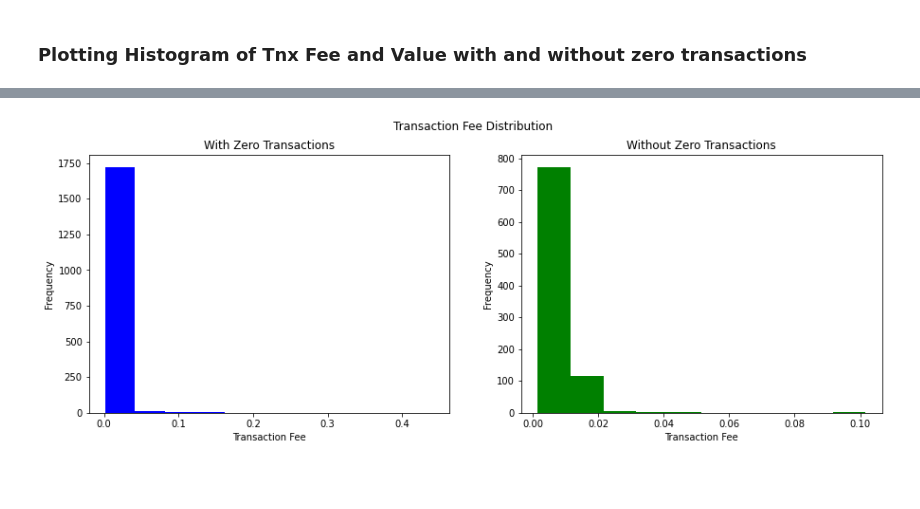
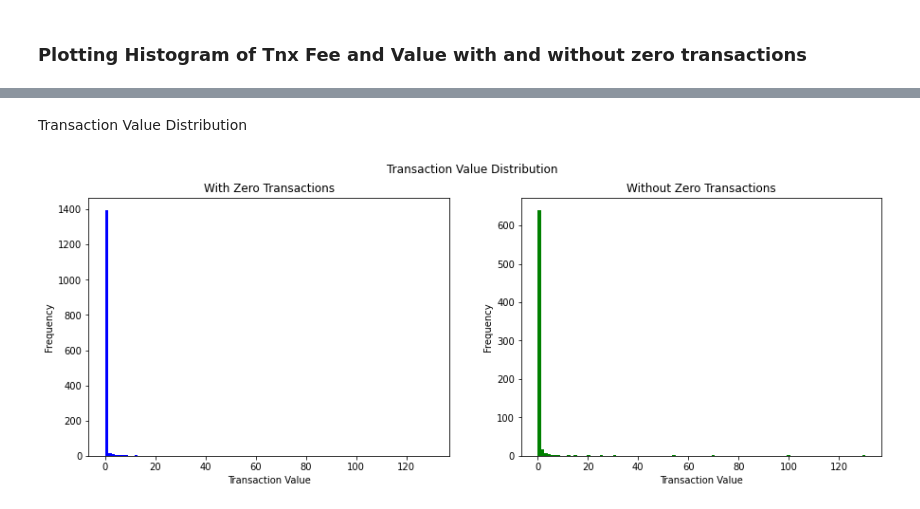
Before and after one commit to avamirm/Web-Scraping, a Jupyter notebook: Code&Report.ipynb, the cells around one changed output, grey strips where cells are left out. Saved outputs shown, nothing was run; the diff lists cells and outputs as text; code cells hidden in the pictures; blank space fills up the shorter version.

Commit message:
some plots added

```diff
--- a/Code&Report.ipynb
+++ b/Code&Report.ipynb
@@ -245,0 +313,7 @@ plt.show()
+# %%
+def calcBinSize(df):
+    bin_width = 2 * (df.quantile(0.75) - df.quantile(0.25)) * df.count() ** (-1/3)
+    bin_size = round((df.max() - df.min()) / bin_width)
+    if bin_size > 50:
+        bin_size = 100
+    return bin_size
@@ -246,22 +354,23 @@ plt.show()
+# %% [markdown]
+Transaction Value Distribution
 # %%
 
-# 1 + log2(n) is the optimal number of bins
-bin_size_with_zero_txn = 1 + int(np.log2(transactionsDf_with_zero_txn['Txn Fee'].count()))
-bin_size_without_zero_txn = 1 + int(np.log2(transactionsDf_without_zero_txn['Txn Fee'].count()))
+bin_size_with_zero_txn = calcBinSize(transactionsDf_with_zero_txn['Value'])
+bin_size_without_zero_txn = calcBinSize(transactionsDf_without_zero_txn['Value'])
 
 fig, ax = plt.subplots(1, 2, figsize=(15, 5))
-fig.suptitle('Transaction Fee Distribution')
+fig.suptitle('Transaction Value Distribution')
 
-ax[0].hist(transactionsDf_with_zero_txn['Txn Fee'], bins=bin_size_with_zero_txn, color='blue')
+ax[0].hist(transactionsDf_with_zero_txn['Value'], bins=bin_size_with_zero_txn, color='blue')
 ax[0].set_title('With Zero Transactions')
-ax[0].set_xlabel('Transaction Fee')
+ax[0].set_xlabel('Transaction Value')
 ax[0].set_ylabel('Frequency')
 
-ax[1].hist(transactionsDf_without_zero_txn['Txn Fee'], bins=bin_size_without_zero_txn, color='green')
+ax[1].hist(transactionsDf_without_zero_txn['Value'], bins=bin_size_without_zero_txn, color='green')
 ax[1].set_title('Without Zero Transactions')
-ax[1].set_xlabel('Transaction Fee')
+ax[1].set_xlabel('Transaction Value')
 ax[1].set_ylabel('Frequency')
 
 plt.show()
 # %% [output]
-[figure, old version]
+[figure, new version]
```
Also changed, not shown: parts of 32 cells of this notebook.
